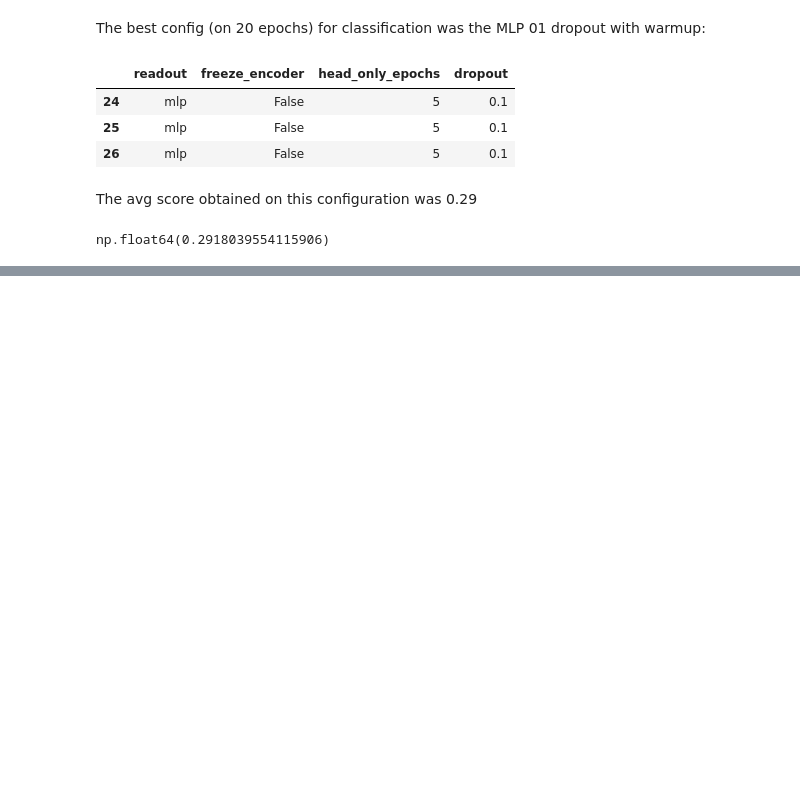
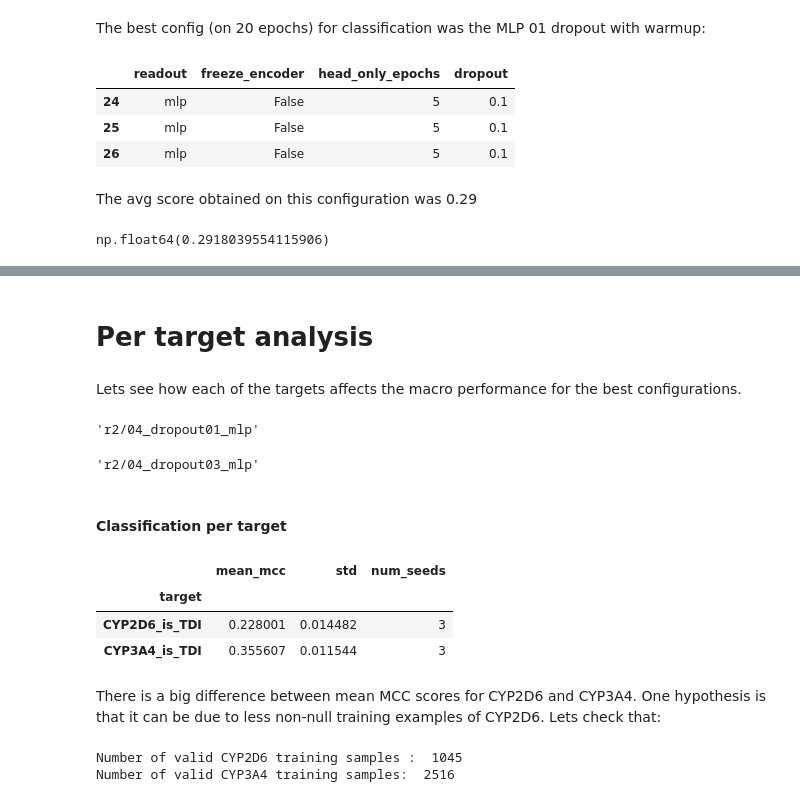
Before and after one commit to Aryan-Mi/02456-deep-learning-cyp-project, a Jupyter notebook: notebooks/04_chemeleon_run2_analysis.ipynb, the cells around one changed output, grey strips where cells are left out. Drawn from its saved outputs; the diff is of its cells as text; code cells hidden in the pictures; blank space fills up the shorter version.

```diff
--- a/notebooks/04_chemeleon_run2_analysis.ipynb
+++ b/notebooks/04_chemeleon_run2_analysis.ipynb
@@ -569,0 +572,35 @@ Now after training this same configuration for 100 epochs its best avg score is
+# %% [markdown]
+# Per target analysis
+# %% [markdown]
+Lets see how each of the targets affects the macro performance for the best configurations.
+# %%
+classif_best_config
+# %% [output]
+'r2/04_dropout01_mlp'
+# %%
+regression_best_config
+# %% [output]
+'r2/04_dropout03_mlp'
+# %% [markdown]
+#### Classification per target
+# %%
+classif_per_target = per_target_results[(per_target_results['task']=='classification') & (per_target_results['exp']==classif_best_config)]
+
+classif_per_target.groupby('target').agg(mean_mcc = ("MCC","mean"), std = ("MCC", "std"), num_seeds = ("seed", "size"))
+# %% [output]
+|  | mean_mcc | std | num_seeds |
+| target |  |  |  |
+| CYP2D6_is_TDI | 0.228001 | 0.014482 | 3 |
+| CYP3A4_is_TDI | 0.355607 | 0.011544 | 3 |
+# %% [markdown]
+There is a big difference between mean MCC scores for CYP2D6 and CYP3A4. One hypothesis is that it can be due to less non-null training examples of CYP2D6. Lets check that:
+# %%
+train_df = pd.read_csv("../data/classification/train.csv")
+cyp2d6_count = len(train_df[~train_df['CYP2D6_is_TDI'].isna()])
+cyp3a4_count = len(train_df[~train_df['CYP3A4_is_TDI'].isna()])
+
+print("Number of valid CYP2D6 training samples : ", cyp2d6_count)
+print("Number of valid CYP3A4 training samples: ", cyp3a4_count)
+# %% [output]
+Number of valid CYP2D6 training samples :  1045
+Number of valid CYP3A4 training samples:  2516
```
Also changed, not shown: parts of 9 cells of this notebook.
